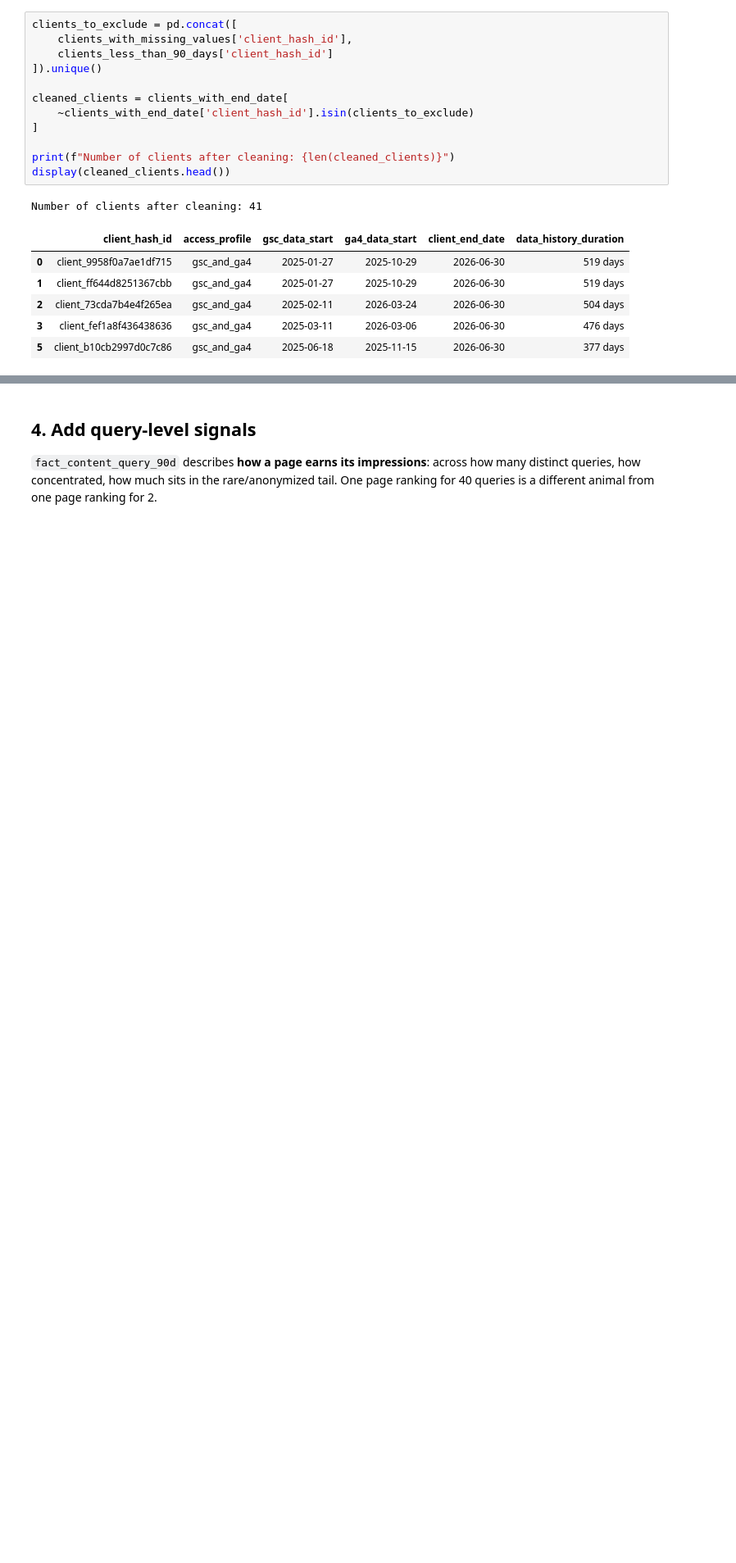
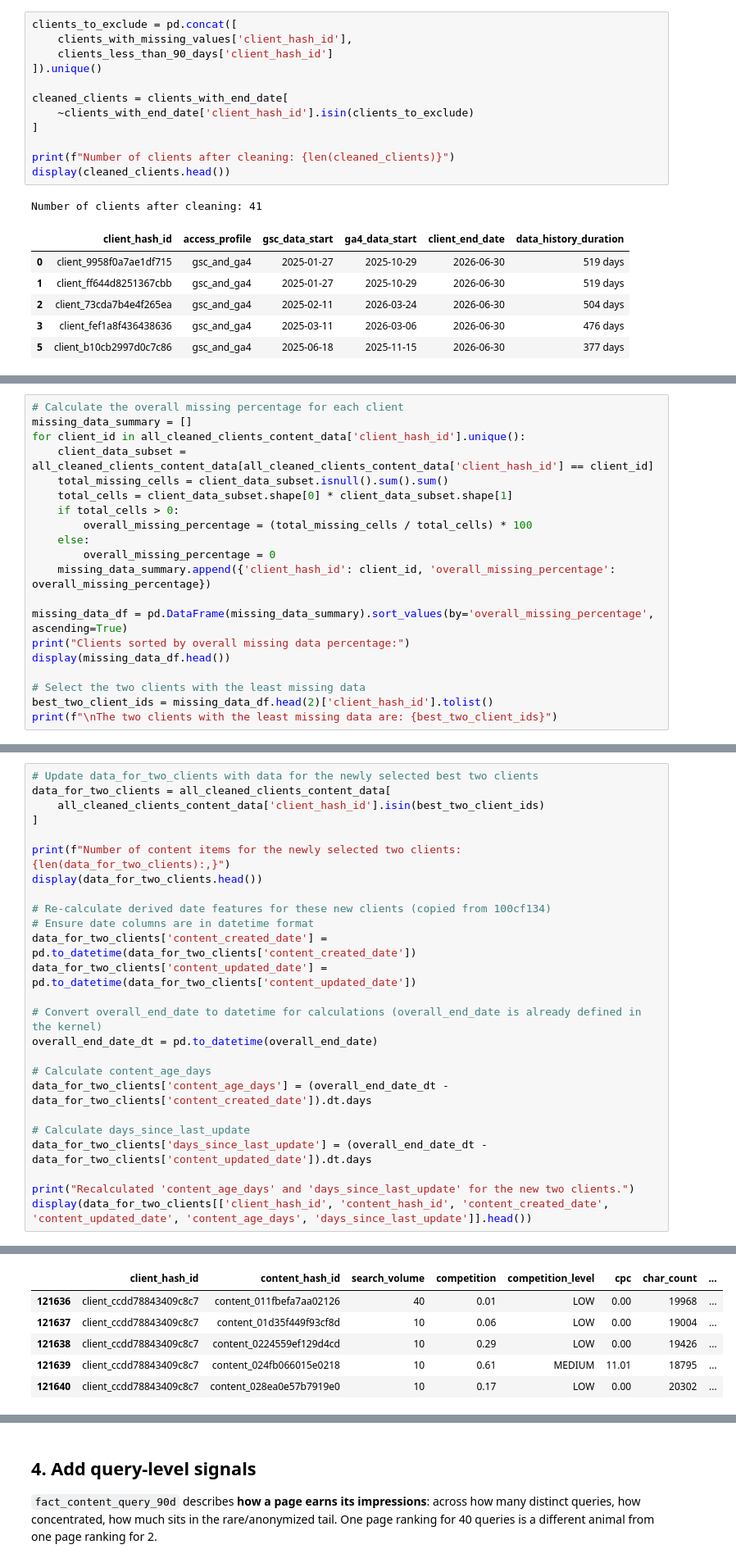
Before and after one commit to fareehaikram93/assignment1-intern, a Jupyter notebook: notebooks/03_working_with_the_full_release.ipynb, the cells around one changed output, grey strips where cells are left out. Shown at 82% size. Saved outputs shown, nothing was run; the diff lists cells and outputs as text; blank space fills up the shorter version.

```diff
--- a/notebooks/03_working_with_the_full_release.ipynb
+++ b/notebooks/03_working_with_the_full_release.ipynb
@@ -221,0 +475,20 @@ Filtering fact_daily for client: client_9958f0a7ae1df715
+# %%
+# Calculate the overall missing percentage for each client
+missing_data_summary = []
+for client_id in all_cleaned_clients_content_data['client_hash_id'].unique():
+    client_data_subset = all_cleaned_clients_content_data[all_cleaned_clients_content_data['client_hash_id'] == client_id]
+    total_missing_cells = client_data_subset.isnull().sum().sum()
+    total_cells = client_data_subset.shape[0] * client_data_subset.shape[1]
+    if total_cells > 0:
+        overall_missing_percentage = (total_missing_cells / total_cells) * 100
+    else:
+        overall_missing_percentage = 0
+    missing_data_summary.append({'client_hash_id': client_id, 'overall_missing_percentage': overall_missing_percentage})
+
+missing_data_df = pd.DataFrame(missing_data_summary).sort_values(by='overall_missing_percentage', ascending=True)
+print("Clients sorted by overall missing data percentage:")
+display(missing_data_df.head())
+
+# Select the two clients with the least missing data
+best_two_client_ids = missing_data_df.head(2)['client_hash_id'].tolist()
+print(f"\nThe two clients with the least missing data are: {best_two_client_ids}")
@@ -221,0 +504,26 @@ Filtering fact_daily for client: client_9958f0a7ae1df715
+# %%
+# Update data_for_two_clients with data for the newly selected best two clients
+data_for_two_clients = all_cleaned_clients_content_data[
+    all_cleaned_clients_content_data['client_hash_id'].isin(best_two_client_ids)
+]
+
+print(f"Number of content items for the newly selected two clients: {len(data_for_two_clients):,}")
+display(data_for_two_clients.head())
+
+# Re-calculate derived date features for these new clients (copied from 100cf134)
+# Ensure date columns are in datetime format
+data_for_two_clients['content_created_date'] = pd.to_datetime(data_for_two_clients['content_created_date'])
+data_for_two_clients['content_updated_date'] = pd.to_datetime(data_for_two_clients['content_updated_date'])
+
+# Convert overall_end_date to datetime for calculations (overall_end_date is already defined in the kernel)
+overall_end_date_dt = pd.to_datetime(overall_end_date)
+
+# Calculate content_age_days
+data_for_two_clients['content_age_days'] = (overall_end_date_dt - data_for_two_clients['content_created_date']).dt.days
+
+# Calculate days_since_last_update
+data_for_two_clients['days_since_last_update'] = (overall_end_date_dt - data_for_two_clients['content_updated_date']).dt.days
+
+print("Recalculated 'content_age_days' and 'days_since_last_update' for the new two clients.")
+display(data_for_two_clients[['client_hash_id', 'content_hash_id', 'content_created_date', 'content_updated_date', 'content_age_days', 'days_since_last_update']].head())
+# %% [output]
@@ -221,0 +531,6 @@ Filtering fact_daily for client: client_9958f0a7ae1df715
+|  | client_hash_id | content_hash_id | search_volume | competition | competition_level | cpc | char_count | ... |
+| 121636 | client_ccdd78843409c8c7 | content_011fbefa7aa02126 | 40 | 0.01 | LOW | 0.00 | 19968 | ... |
+| 121637 | client_ccdd78843409c8c7 | content_01d35f449f93cf8d | 10 | 0.06 | LOW | 0.00 | 19004 | ... |
+| 121638 | client_ccdd78843409c8c7 | content_0224559ef129d4cd | 10 | 0.29 | LOW | 0.00 | 19426 | ... |
+| 121639 | client_ccdd78843409c8c7 | content_024fb066015e0218 | 10 | 0.61 | MEDIUM | 11.01 | 18795 | ... |
+| 121640 | client_ccdd78843409c8c7 | content_028ea0e57b7919e0 | 10 | 0.17 | LOW | 0.00 | 20302 | ... |
```
Also changed, not shown: parts of 13 cells of this notebook.
